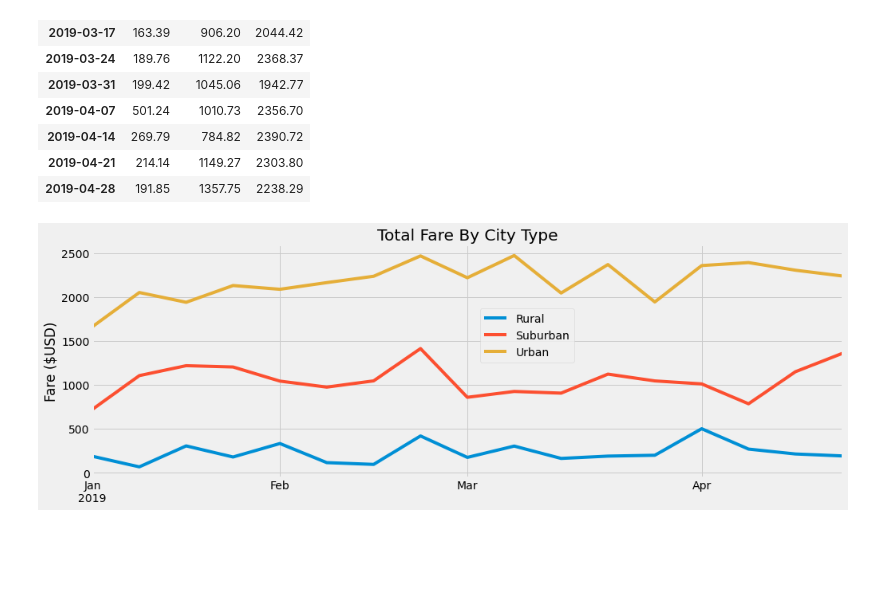
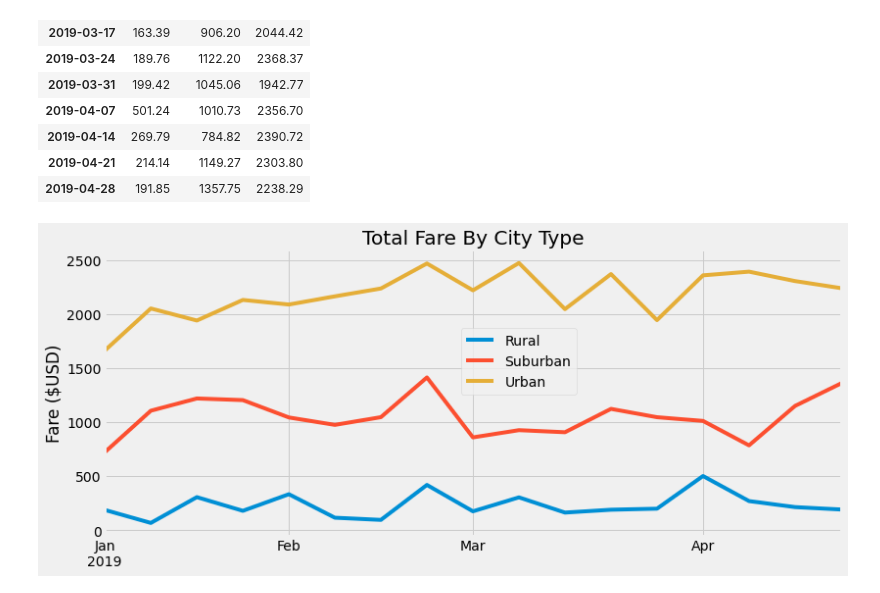
Before and after one commit to linzmacd/PyBer_Analysis, a Jupyter notebook: PyBer_Challenge.ipynb, the cells around one changed output. Saved outputs shown, nothing was run; the diff lists cells and outputs as text; code cells hidden in the pictures; blank space fills up the shorter version.

```diff
--- a/PyBer_Challenge.ipynb
+++ b/PyBer_Challenge.ipynb
@@ -245,15 +245,17 @@ week_df
 | 2019-04-28 | 191.85 | 1357.75 | 2238.29 |
 # %%
 # 8. Using the object-oriented interface method, plot the resample DataFrame using the df.plot() function.
-week_df.plot(figsize=(15,5))
+week_df.plot(figsize=(12,5))
 plt.title("Total Fare By City Type")
 plt.xlabel("")
 plt.ylabel("Fare ($USD)")
 plt.legend(bbox_to_anchor = [.65,.75])
 
 # Import the style from Matplotlib.
 from matplotlib import style
 # Use the graph style fivethirtyeight.
 style.use('fivethirtyeight')
+
+plt.savefig("analysis/total_fare_by_city_type.png")
 # %% [output]
-[figure, old version]
+[figure, new version]
```
